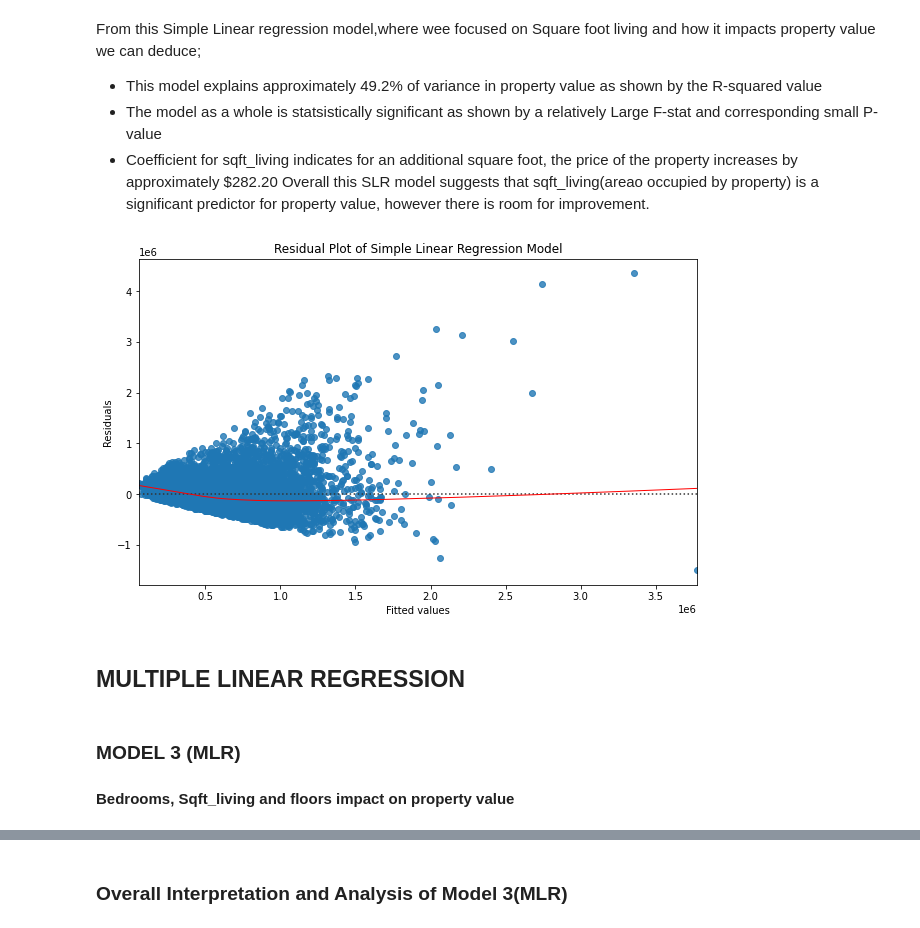
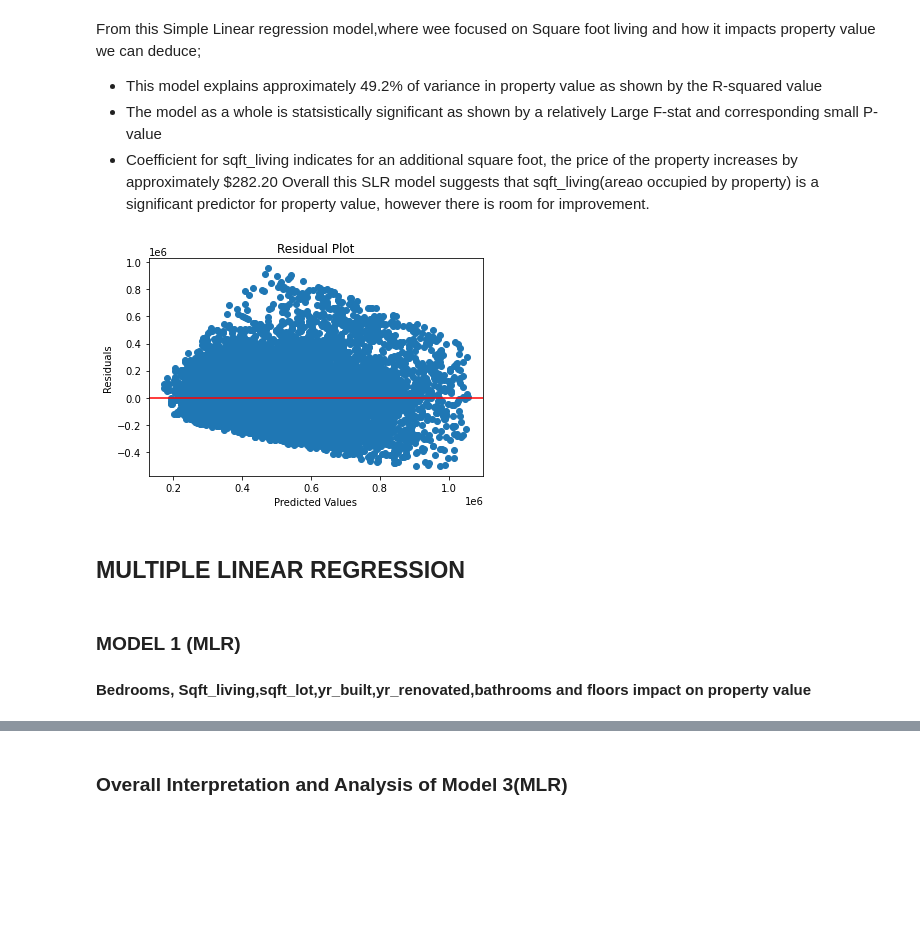
Before and after one commit to whareverrr/dsc-phase-2-project-v2-3, a Jupyter notebook: student.ipynb, the cells around one changed output, grey strips where cells are left out. Drawn from its saved outputs; the diff is of its cells as text; code cells hidden in the pictures; blank space fills up the shorter version.

```diff
--- a/student.ipynb
+++ b/student.ipynb
@@ -643,5 +645,0 @@ From our results, we can deduce other than price(which is the target), sqft_livi
-# %%
-x_train_1 = sm.add_constant(x_train["sqft_living"])
-slr_model_sqft = sm.OLS(y_train, x_train_1)
-model_1 = slr_model_sqft.fit()
-print(model_1.summary())
@@ -665,0 +646,14 @@ strong multicollinearity or other numerical problems.
+# %%
+X_base = new_df[['sqft_living']]
+y = new_df['price']
+# Library to be used in building the model
+import statsmodels.api as sm
+
+# Building the model
+baseline_model = sm.OLS(y, sm.add_constant(X_base))
+
+# fitting the model
+baseline_results = baseline_model.fit()
+
+# viewing the summary of the model
+print(baseline_results.summary())
@@ -671,24 +683,24 @@ From this Simple Linear regression model,where wee focused on Square foot living
 * The model as a whole is statsistically significant as shown by a relatively Large F-stat and corresponding small P-value
 * Coefficient for sqft_living indicates for an additional square foot, the price of the property increases by approximately $282.20
 Overall this SLR model suggests that sqft_living(areao occupied by property) is a significant predictor for property value, however there is room for improvement.
-# %%
-# Get the predicted values
-predicted_values = model_1.predict(x_train_1)
-
-# Calculate residuals
-residuals = y_train - predicted_values
-
-# Create a residual plot
-plt.figure(figsize=(10, 6))
-sns.residplot(predicted_values, residuals, lowess=True, line_kws={'color': 'red', 'lw': 1})
-plt.title('Residual Plot of Simple Linear Regression Model')
-plt.xlabel('Fitted values')
-plt.ylabel('Residuals')
-plt.show()
-# %% [output]
-[figure, removed]
+# %%
+# Get the predicted values from the model
+y_pred = baseline_results.predict(sm.add_constant(X_base))
+
+# Calculate the residuals
+residuals = y - y_pred
+
+# Plot the residuals against the predicted values
+plt.scatter(y_pred, residuals)
+plt.title('Residual Plot')
+plt.xlabel('Predicted Values')
+plt.ylabel('Residuals')
+plt.axhline(y=0, color='r', linestyle='-')  # Add horizontal line at y=0
+plt.show()
+# %% [output]
+[figure, added]
 # %% [markdown]
 ## MULTIPLE LINEAR REGRESSION
 # %% [markdown]
-### MODEL 3 (MLR)
-#### Bedrooms, Sqft_living and floors impact on property value
+### MODEL 1 (MLR)
+#### Bedrooms, Sqft_living,sqft_lot,yr_built,yr_renovated,bathrooms and floors impact on property value
```
Also changed, not shown: parts of 52 cells of this notebook.
